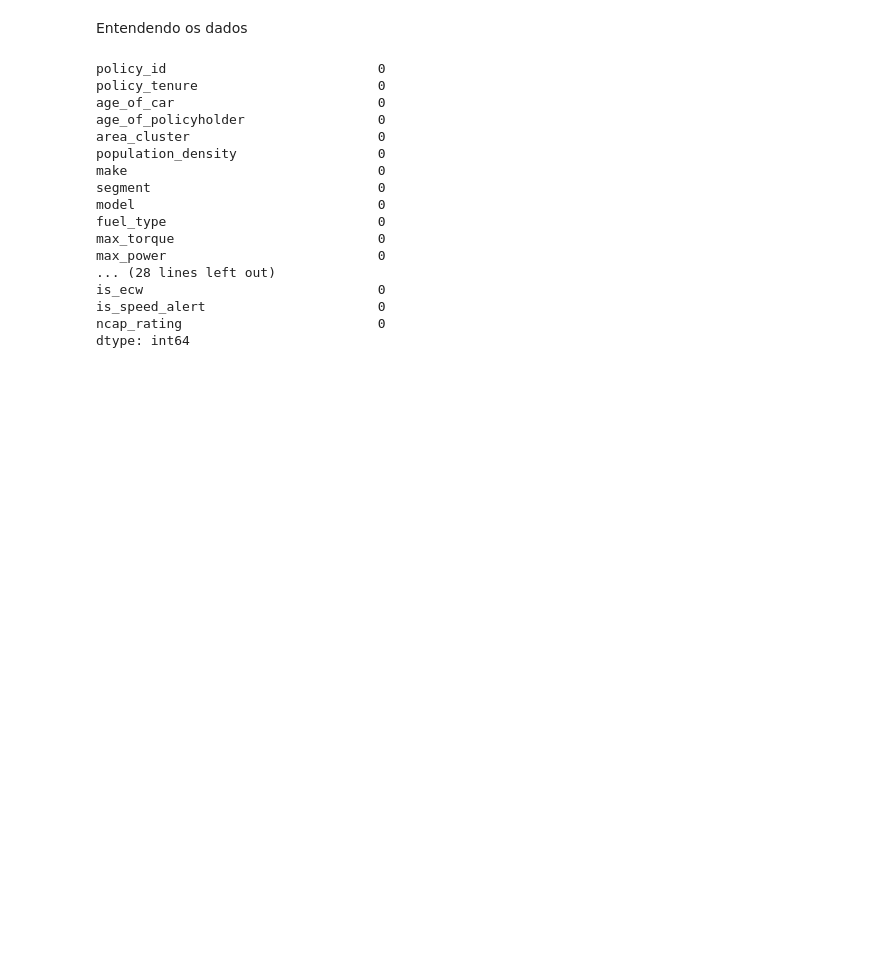
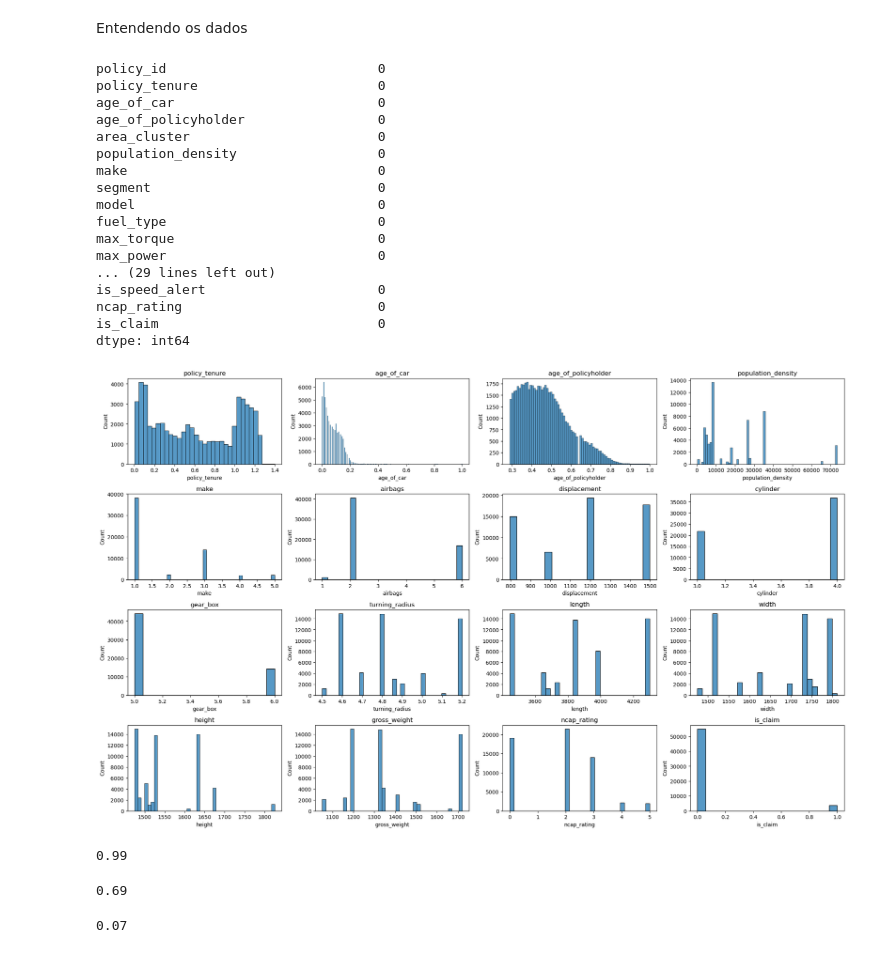
Before and after one commit to ikaromm/Car-Insurance-Project, a Jupyter notebook: project.ipynb, the cells around one changed output. Drawn from its saved outputs; the diff is of its cells as text; code cells hidden in the pictures; blank space fills up the shorter version.

```diff
--- a/project.ipynb
+++ b/project.ipynb
@@ -12,9 +14,10 @@ train = pd.read_csv('train.csv')
 # %% [markdown]
 Entendendo os dados
 # %%
-sample.isnull().sum()
-test.isnull().sum()
-train.isnull().sum()
+sample.isna().sum()
+test.isna().sum()
+train.isna().sum()
+## Não possui valores nulos
 # %% [output]
 policy_id                           0
 policy_tenure                       0
@@ -28,8 +31,40 @@ model                               0
 fuel_type                           0
 max_torque                          0
 max_power                           0
-... (28 lines left out)
-is_ecw                              0
+... (29 lines left out)
 is_speed_alert                      0
 ncap_rating                         0
+is_claim                            0
 dtype: int64
+# %%
+numeric_columns_train = train.select_dtypes(include=['float64', 'int64'])
+
+plt.figure(figsize=(20, 15))
+
+for i, column in enumerate(numeric_columns_train.columns):
+    plt.subplot(5, 4, i + 1)
+    sns.histplot(train[column], kde=False)
+    plt.title(column)
+    plt.tight_layout()
+
+plt.show()
+# %% [output]
+[figure, added]
+# %%
+menor_dois_meses = train['age_of_car'] <= 0.2
+porcentagem_menor_dois_meses = menor_dois_meses.sum()/train['age_of_car'].count()
+round(porcentagem_menor_dois_meses,2)
+# %% [output]
+0.99
+# %%
+dois_airbag = train['airbags'] == 2
+porcentagem_dois_airbag = dois_airbag.sum()/train['airbags'].count()
+round(porcentagem_dois_airbag,2)
+# %% [output]
+0.69
+# %%
+ncap_5_or_4 = (train['ncap_rating'] == 5) | (train['ncap_rating'] == 4)
+porcentagem_ncap_5_or_4 = ncap_5_or_4.sum()/train['ncap_rating'].count()
+round(porcentagem_ncap_5_or_4,2)
+# %% [output]
+0.07
```
Also changed, not shown: parts of 18 cells of this notebook, 1 other file.
